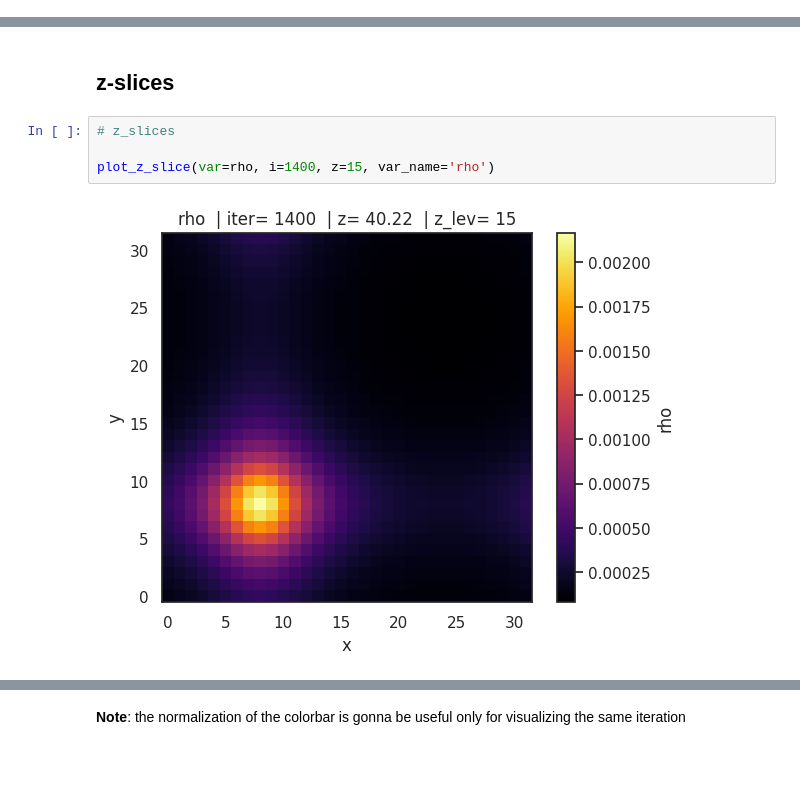
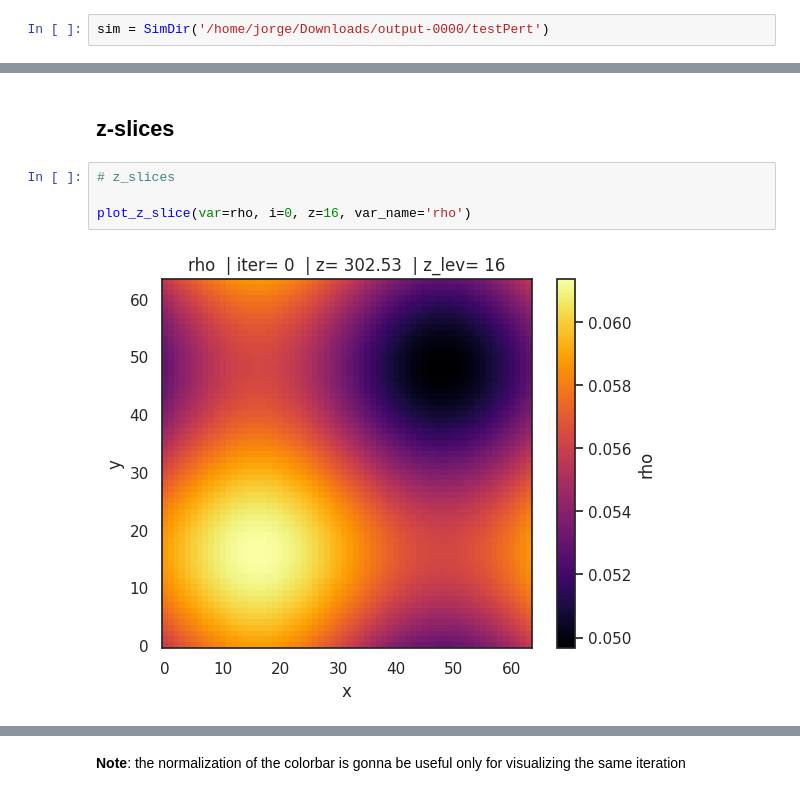
Before and after one commit to Lopez-504/kuibitPost-processing, a Jupyter notebook: kuibit_Postprocessing.ipynb, the cells around one changed output, grey strips where cells are left out. Drawn from its saved outputs; the diff is of its cells as text; blank space fills up the shorter version.

```diff
--- a/kuibit_Postprocessing.ipynb
+++ b/kuibit_Postprocessing.ipynb
@@ -31,6 +51,8 @@ import seaborn as sns
 sns.set_theme(context='notebook', style='darkgrid', palette='colorblind')
 # %% [markdown]
 Move functions to a `.py` once validated
+# %%
+sim = SimDir('/home/jorge/Downloads/output-0000/testPert')
 # %%
 def z_i(sim, i):
     '''go from iteration number to redshift''' # use the timeseries of gxx to go grom iter to scale factor
@@ -294,6 +321,6 @@ rho = sim.gf.xyz['rho']
 # %%
 # z_slices
 
-plot_z_slice(var=rho, i=1400, z=15, var_name='rho')
+plot_z_slice(var=rho, i=0, z=16, var_name='rho')
 # %% [output]
-[figure, old version]
+[figure, new version]
```
Also changed, not shown: parts of 16 cells of this notebook, 2 other files.
